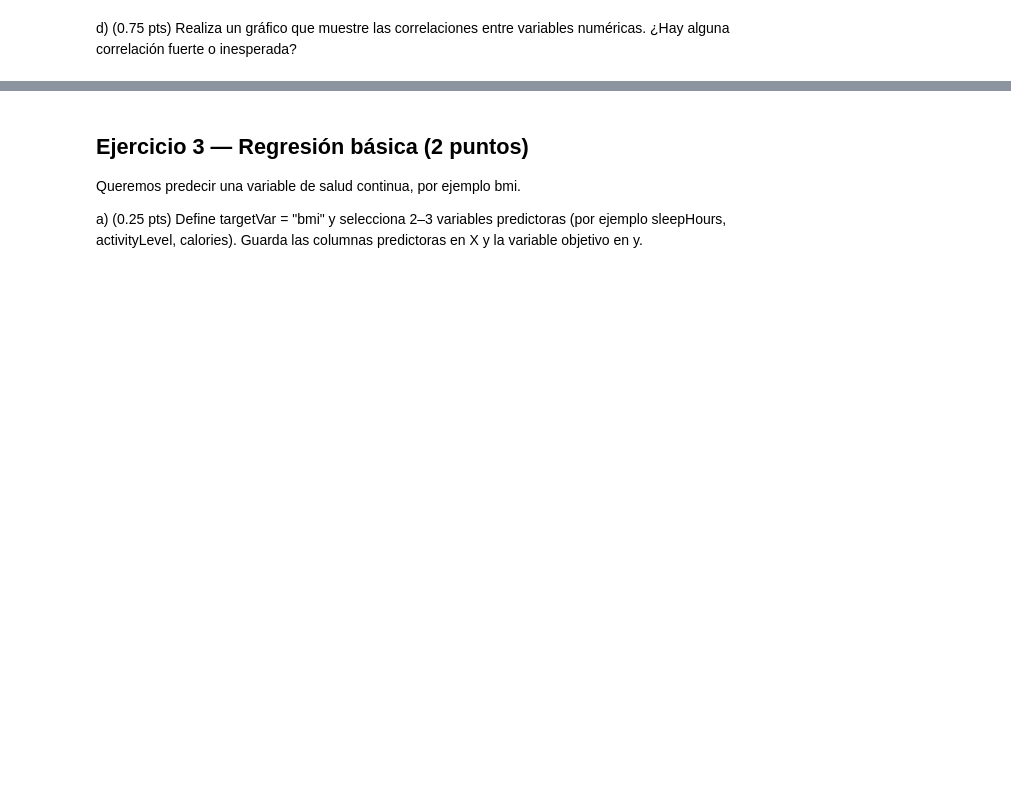
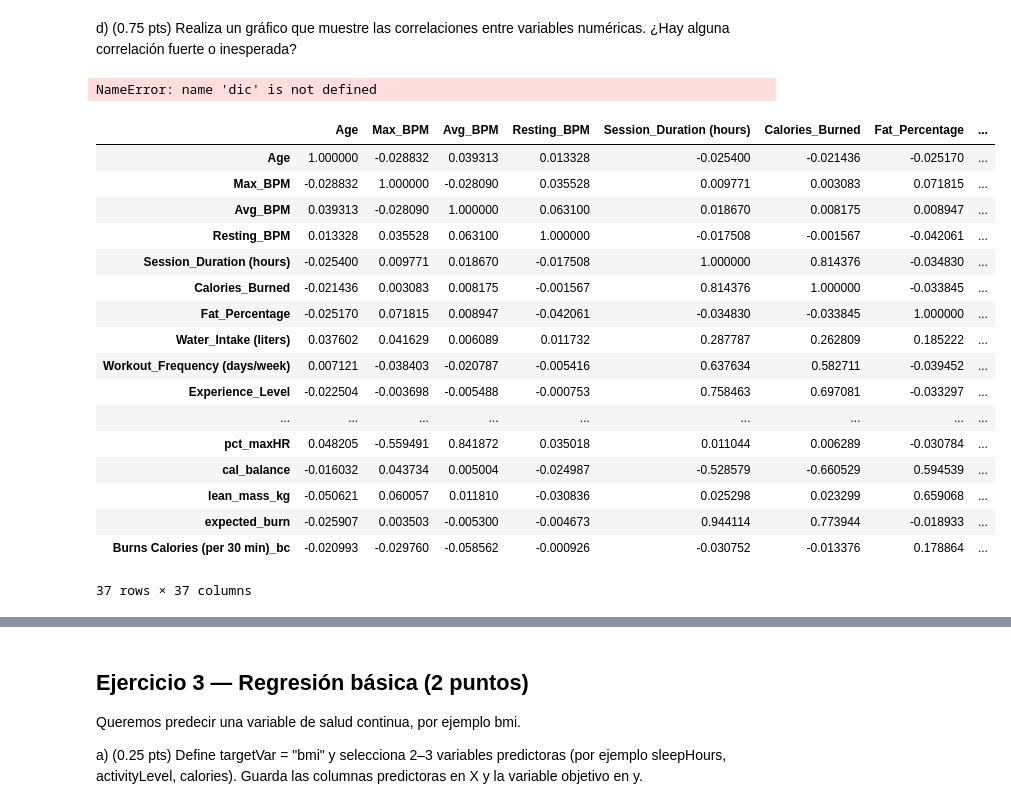
Before and after one commit to tfgmcasmon/desarrollovisualizacion, a Jupyter notebook: Prueba_intertrimestral_16102025.ipynb, the cells around one changed output, grey strips where cells are left out. Drawn from its saved outputs; the diff is of its cells as text; code cells hidden in the pictures; blank space fills up the shorter version.

```diff
--- a/Prueba_intertrimestral_16102025.ipynb
+++ b/Prueba_intertrimestral_16102025.ipynb
@@ -60,2 +258,33 @@ c) (0.75 pts) Usa describeData(lifeStyleData) y comenta brevemente (2–3 línea
 # %% [markdown]
 d) (0.75 pts) Realiza un gráfico que muestre las correlaciones entre variables numéricas. ¿Hay alguna correlación fuerte o inesperada?
+# %%
+import pandas as pd
+import seaborn as sns
+import matplotlib.pyplot as plt
+
+# Filtramos por variables numericas
+data ={}
+
+for i in range(len(lifeStyleData)):
+    if df.iloc[i, 0] not in dic:
+        dic[df.iloc[i, 0]]=[df.iloc[i, 2]]
+        claves.append(df.iloc[i, 0])
+    else:
+        dic[df.iloc[i,0]].append(df.iloc[i, 2])
+
+# Reemplaza esto con tus propios datos
+data = {'variable_a': [1, 2, 3, 4, 5],
+        'variable_b': [5, 4, 3, 2, 1],
+        'variable_c': [2, 3, 5, 4, 6]}
+df = pd.DataFrame(data)
+
+# 1. Calcular la matriz de correlación
+matriz_corr = df.corr()
+
+# 2. Crear el mapa de calor
+plt.figure(figsize=(8, 6)) # Ajusta el tamaño de la figura si es necesario
+sns.heatmap(matriz_corr, annot=True, cmap='coolwarm', fmt=".2f", linewidths=.5)
+plt.title('Mapa de Calor de Correlación de Variables')
+plt.show()
+# %% [output]
+NameError: name 'dic' is not defined
@@ -61,0 +293,30 @@ d) (0.75 pts) Realiza un gráfico que muestre las correlaciones entre variables
+# %%
+
+
+df_numerico = df_limpio.select_dtypes(include=[np.number])
+del df_numerico['Weight (kg)']
+del df_numerico['Height (m)']
+
+
+matriz_corr = df_numerico.corr()
+
+matriz_corr
+# %% [output]
+|  | Age | Max_BPM | Avg_BPM | Resting_BPM | Session_Duration (hours) | Calories_Burned | Fat_Percentage | ... |
+| Age | 1.000000 | -0.028832 | 0.039313 | 0.013328 | -0.025400 | -0.021436 | -0.025170 | ... |
+| Max_BPM | -0.028832 | 1.000000 | -0.028090 | 0.035528 | 0.009771 | 0.003083 | 0.071815 | ... |
+| Avg_BPM | 0.039313 | -0.028090 | 1.000000 | 0.063100 | 0.018670 | 0.008175 | 0.008947 | ... |
+| Resting_BPM | 0.013328 | 0.035528 | 0.063100 | 1.000000 | -0.017508 | -0.001567 | -0.042061 | ... |
+| Session_Duration (hours) | -0.025400 | 0.009771 | 0.018670 | -0.017508 | 1.000000 | 0.814376 | -0.034830 | ... |
+| Calories_Burned | -0.021436 | 0.003083 | 0.008175 | -0.001567 | 0.814376 | 1.000000 | -0.033845 | ... |
+| Fat_Percentage | -0.025170 | 0.071815 | 0.008947 | -0.042061 | -0.034830 | -0.033845 | 1.000000 | ... |
+| Water_Intake (liters) | 0.037602 | 0.041629 | 0.006089 | 0.011732 | 0.287787 | 0.262809 | 0.185222 | ... |
+| Workout_Frequency (days/week) | 0.007121 | -0.038403 | -0.020787 | -0.005416 | 0.637634 | 0.582711 | -0.039452 | ... |
+| Experience_Level | -0.022504 | -0.003698 | -0.005488 | -0.000753 | 0.758463 | 0.697081 | -0.033297 | ... |
+| ... | ... | ... | ... | ... | ... | ... | ... | ... |
+| pct_maxHR | 0.048205 | -0.559491 | 0.841872 | 0.035018 | 0.011044 | 0.006289 | -0.030784 | ... |
+| cal_balance | -0.016032 | 0.043734 | 0.005004 | -0.024987 | -0.528579 | -0.660529 | 0.594539 | ... |
+| lean_mass_kg | -0.050621 | 0.060057 | 0.011810 | -0.030836 | 0.025298 | 0.023299 | 0.659068 | ... |
+| expected_burn | -0.025907 | 0.003503 | -0.005300 | -0.004673 | 0.944114 | 0.773944 | -0.018933 | ... |
+| Burns Calories (per 30 min)_bc | -0.020993 | -0.029760 | -0.058562 | -0.000926 | -0.030752 | -0.013376 | 0.178864 | ... |
+37 rows × 37 columns
```
Also changed, not shown: parts of 33 cells of this notebook.
